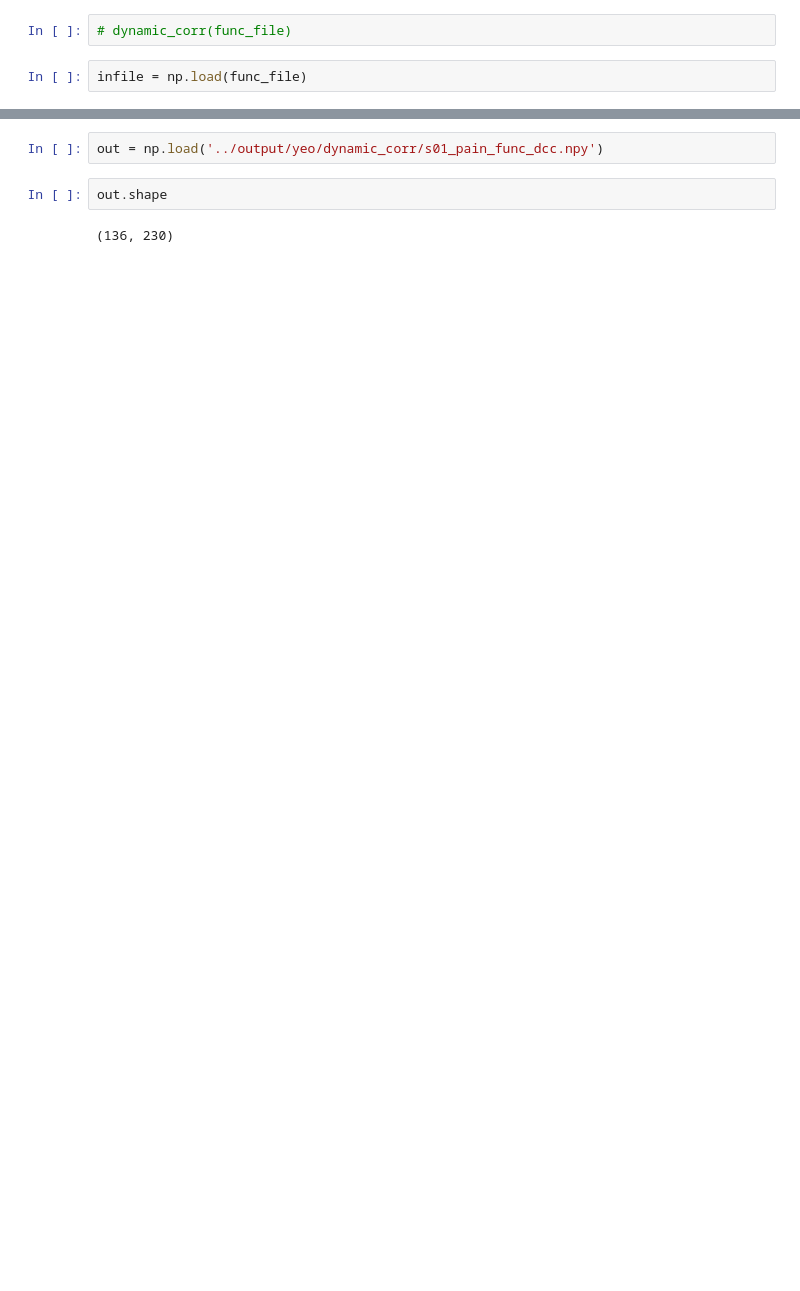
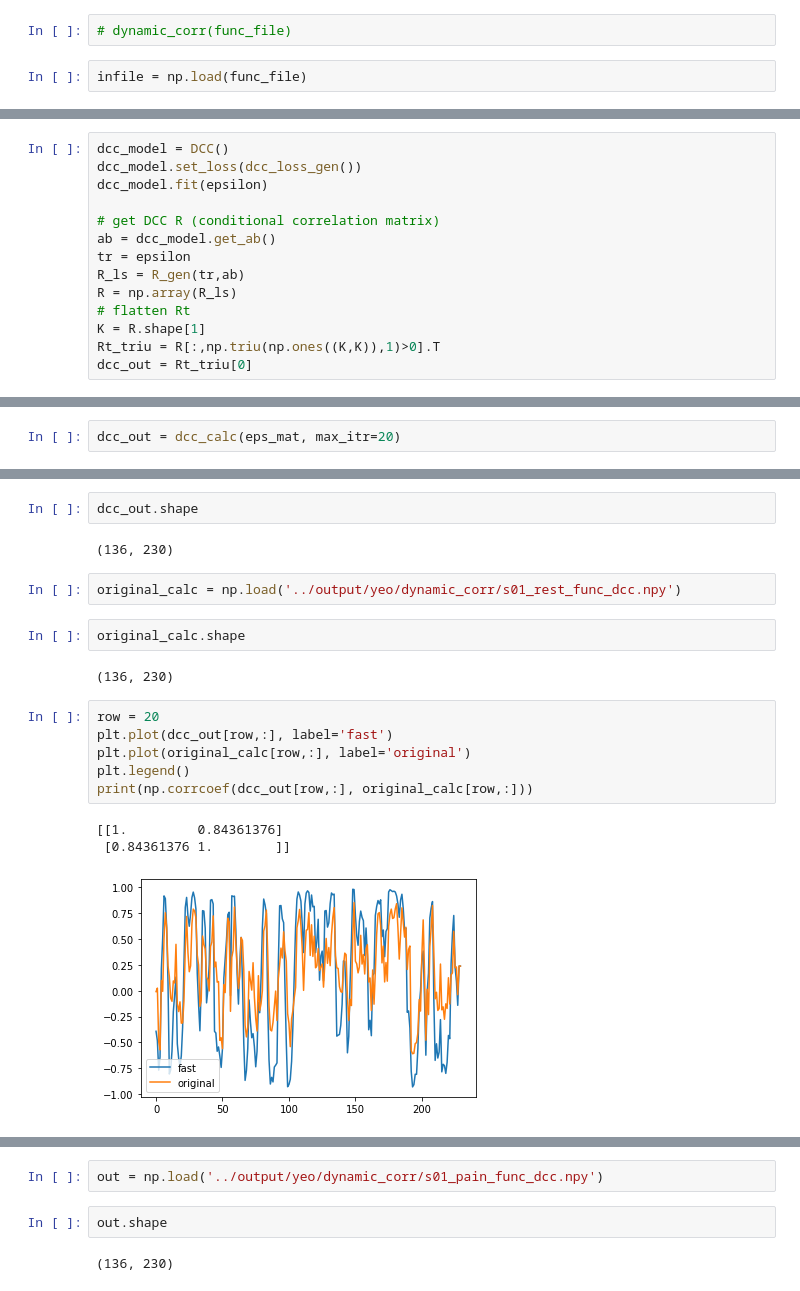
Before and after one commit to syzhang/caps_rsfmri, a Jupyter notebook: db_dcc.ipynb, the cells around one changed output, grey strips where cells are left out. Cells and saved outputs as stored; diff of their text form; blank space fills up the shorter version.

```diff
--- a/db_dcc.ipynb
+++ b/db_dcc.ipynb
@@ -84,0 +459,14 @@ infile.shape
+# %%
+dcc_model = DCC()
+dcc_model.set_loss(dcc_loss_gen())
+dcc_model.fit(epsilon)
+
+# get DCC R (conditional correlation matrix)
+ab = dcc_model.get_ab()
+tr = epsilon
+R_ls = R_gen(tr,ab)
+R = np.array(R_ls)
+# flatten Rt
+K = R.shape[1]
+Rt_triu = R[:,np.triu(np.ones((K,K)),1)>0].T
+dcc_out = Rt_triu[0]
@@ -84,0 +540,2 @@ infile.shape
+# %%
+dcc_out = dcc_calc(eps_mat, max_itr=20)
@@ -84,0 +556,20 @@ infile.shape
+# %%
+dcc_out.shape
+# %% [output]
+(136, 230)
+# %%
+original_calc = np.load('../output/yeo/dynamic_corr/s01_rest_func_dcc.npy')
+# %%
+original_calc.shape
+# %% [output]
+(136, 230)
+# %%
+row = 20
+plt.plot(dcc_out[row,:], label='fast')
+plt.plot(original_calc[row,:], label='original')
+plt.legend()
+print(np.corrcoef(dcc_out[row,:], original_calc[row,:]))
+# %% [output]
+[[1.         0.84361376]
+ [0.84361376 1.        ]]
+[figure, added]
```
Also changed, not shown: parts of 43 cells of this notebook, 5 other files.
